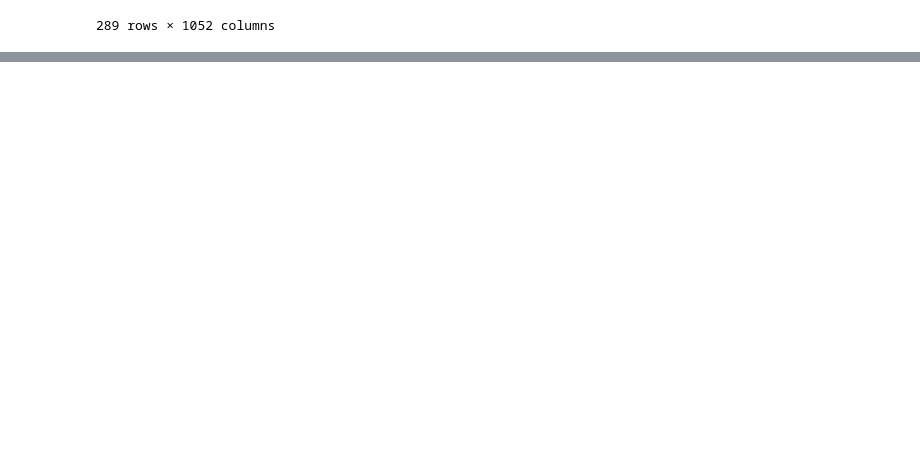
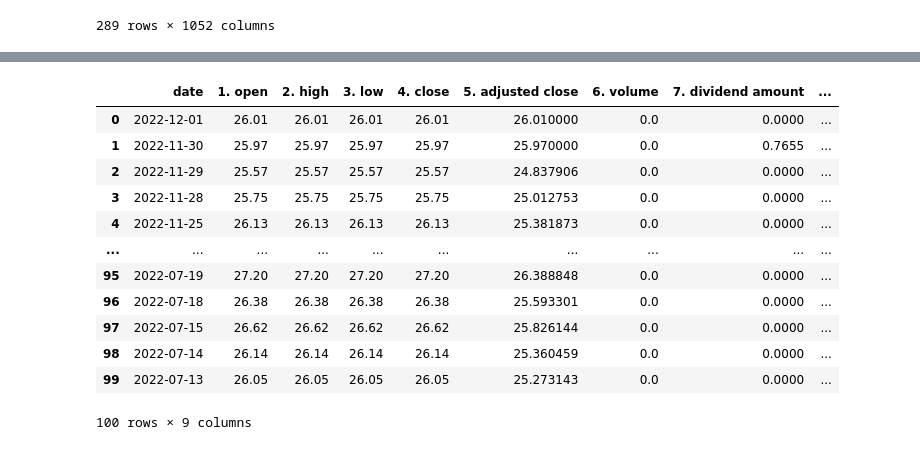
Before and after one commit to AIDA-Saskatchewan-polytechnic/Final_project_by_Naveen-Nilesh, a Jupyter notebook: Source/final_project.ipynb, the cells around one changed output, grey strips where cells are left out. Saved outputs shown, nothing was run; the diff lists cells and outputs as text; code cells hidden in the pictures; blank space fills up the shorter version.

Commit message:
Using Access Key to get TS data and reseting index

```diff
--- a/Source/final_project.ipynb
+++ b/Source/final_project.ipynb
@@ -59,0 +103,27 @@ df_global_levela
+# %%
+#Using Access Key to get timeseries data of american, canadian, travel, real estate, precious metals.
+acc_key = 'KSQ4GTM6O2NT2G7T'
+ts = TimeSeries(key=acc_key,output_format='pandas')
+a_american = ts.get_daily_adjusted('NASDX') #National Association of Securities Dealers Automated Quotations Stock Exchange
+b_canadian = ts.get_daily_adjusted('TSE') #Torronto Stock Exchange
+c_travel = ts.get_daily_adjusted('LUV') #SouthWest Airlines
+d_real_estate = ts.get_daily_adjusted('AMT') #American Tower Real Estate
+e_precious_metals = ts.get_daily_adjusted('GOLD') #Gold Metal
+# %%
+#Reseting index of american stock exchange dataFrame.
+dataFrame_american = pd.DataFrame(a_american[0]).reset_index(level=0)
+dataFrame_american
+# %% [output]
+|  | date | 1. open | 2. high | 3. low | 4. close | 5. adjusted close | 6. volume | 7. dividend amount | ... |
+| 0 | 2022-12-01 | 26.01 | 26.01 | 26.01 | 26.01 | 26.010000 | 0.0 | 0.0000 | ... |
+| 1 | 2022-11-30 | 25.97 | 25.97 | 25.97 | 25.97 | 25.970000 | 0.0 | 0.7655 | ... |
+| 2 | 2022-11-29 | 25.57 | 25.57 | 25.57 | 25.57 | 24.837906 | 0.0 | 0.0000 | ... |
+| 3 | 2022-11-28 | 25.75 | 25.75 | 25.75 | 25.75 | 25.012753 | 0.0 | 0.0000 | ... |
+| 4 | 2022-11-25 | 26.13 | 26.13 | 26.13 | 26.13 | 25.381873 | 0.0 | 0.0000 | ... |
+| ... | ... | ... | ... | ... | ... | ... | ... | ... | ... |
+| 95 | 2022-07-19 | 27.20 | 27.20 | 27.20 | 27.20 | 26.388848 | 0.0 | 0.0000 | ... |
+| 96 | 2022-07-18 | 26.38 | 26.38 | 26.38 | 26.38 | 25.593301 | 0.0 | 0.0000 | ... |
+| 97 | 2022-07-15 | 26.62 | 26.62 | 26.62 | 26.62 | 25.826144 | 0.0 | 0.0000 | ... |
+| 98 | 2022-07-14 | 26.14 | 26.14 | 26.14 | 26.14 | 25.360459 | 0.0 | 0.0000 | ... |
+| 99 | 2022-07-13 | 26.05 | 26.05 | 26.05 | 26.05 | 25.273143 | 0.0 | 0.0000 | ... |
+100 rows × 9 columns
```
Also changed, not shown: parts of 9 cells of this notebook.
